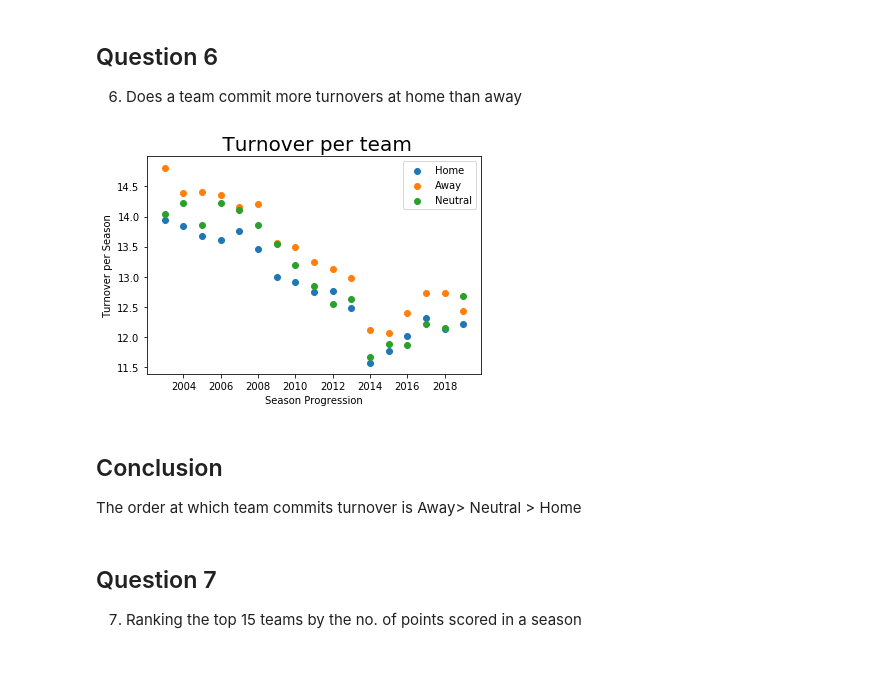
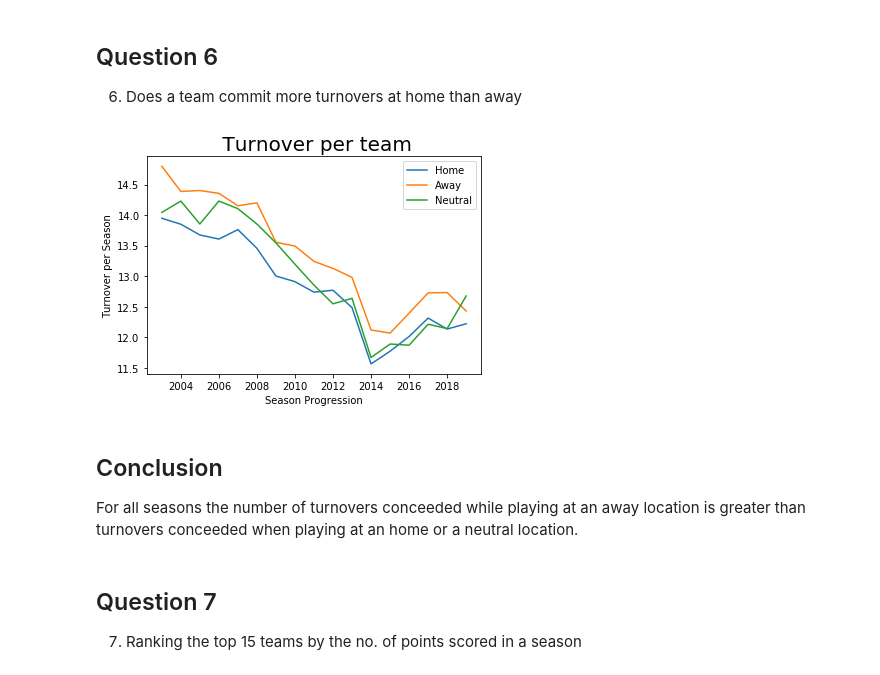
Before and after one commit to dreamtx01/Springboard, a Jupyter notebook: Folders/Capstone Project 1/Code/Storytelling_Capstone1.ipynb, the cells around one changed output. Drawn from its saved outputs; the diff is of its cells as text; code cells hidden in the pictures.

```diff
--- a/Folders/Capstone Project 1/Code/Storytelling_Capstone1.ipynb
+++ b/Folders/Capstone Project 1/Code/Storytelling_Capstone1.ipynb
@@ -53,0 +80,12 @@ Teams win more matches at home, than when they are away or at a neutral location
+# %%
+capstone= pd.read_csv("mens-machine-learning-competition-2019/Prelim2019_RegularSeasonDetailedResults.csv")
+cap = pd.read_csv("mens-machine-learning-competition-2019/TeamSpellings.csv",encoding ="latin")
+fig,ax1 = plt.subplots(1,1)
+fig.set_size_inches(10,7)
+
+capstone_plot= sns.boxplot(data = capstone, x= 'WLoc',y ='LScore')
+
+ax1.set_title("Points Distribution")
+ax1.set_xticklabels(['Neutral Ground',"Home Ground","Away Ground" ])
+ax1.set_ylabel('Points Made by Losing team')
+plt.show()
@@ -192,22 +239,22 @@ AvgATO=Away.groupby("Season").WTO.mean()
 
 AvgNTO=Neutral.groupby("Season").WTO.mean()
 # %%
-ATO=plt.scatter(AvgHTO.index,AvgHTO)
-BTO=plt.scatter(AvgATO.index,AvgATO)
-CTO=plt.scatter(AvgNTO.index,AvgNTO)
+ATO=plt.plot(AvgHTO.index,AvgHTO)
+BTO=plt.plot(AvgATO.index,AvgATO)
+CTO=plt.plot(AvgNTO.index,AvgNTO)
 
 
 plt.xlabel('Season Progression')
 plt.ylabel('Turnover per Season')
 plt.title(' Turnover per team', size=20)
 plt.legend(["Home", "Away","Neutral"],loc=0)
 plt.show()
 # %% [output]
-[figure, old version]
+[figure, new version]
-# %% [markdown]
-##  Conclusion
-
-The order at which team commits turnover is Away> Neutral > Home
+# %% [markdown]
+##  Conclusion
+
+For all seasons the number of turnovers conceeded while playing at an away location is greater than turnovers conceeded when playing at an home or a neutral location.
 # %% [markdown]
 ## Question 7
 
```
Also changed, not shown: parts of 29 cells of this notebook.
